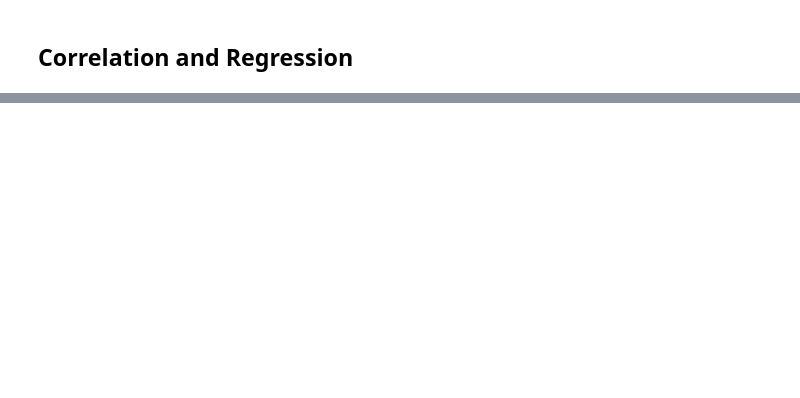
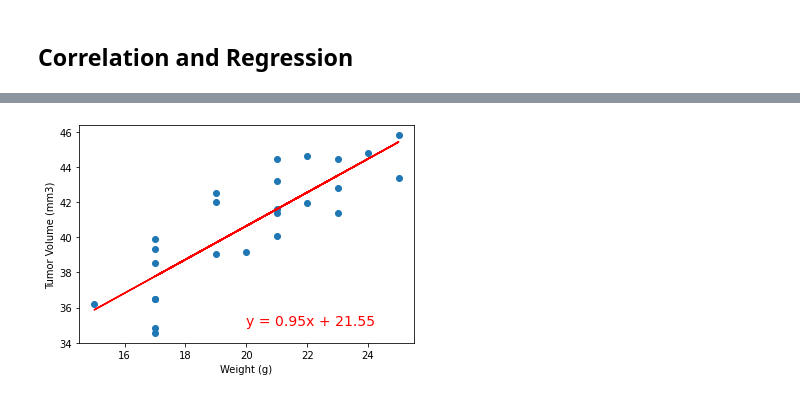
Before and after one commit to dkletter/matplotlib-challenge, a Jupyter notebook: pymaceuticals_starter.ipynb, the cells around one changed output, grey strips where cells are left out. Saved outputs shown, nothing was run; the diff lists cells and outputs as text; code cells hidden in the pictures; blank space fills up the shorter version.

```diff
--- a/pymaceuticals_starter.ipynb
+++ b/pymaceuticals_starter.ipynb
@@ -330,0 +366,10 @@ plt.show()
+# %%
+# Run the scatter plot again with linear regression
+plt.scatter(x_value, y_value)
+plt.plot(x_value, regress_values, "r-")
+plt.xlabel('Weight (g)')
+plt.ylabel('Tumor Volume (mm3)')
+plt.annotate(line_eq, (20,35), fontsize=14, color="red")
+plt.show()
+# %% [output]
+[figure, added]
```
Also changed, not shown: parts of 6 cells of this notebook.
